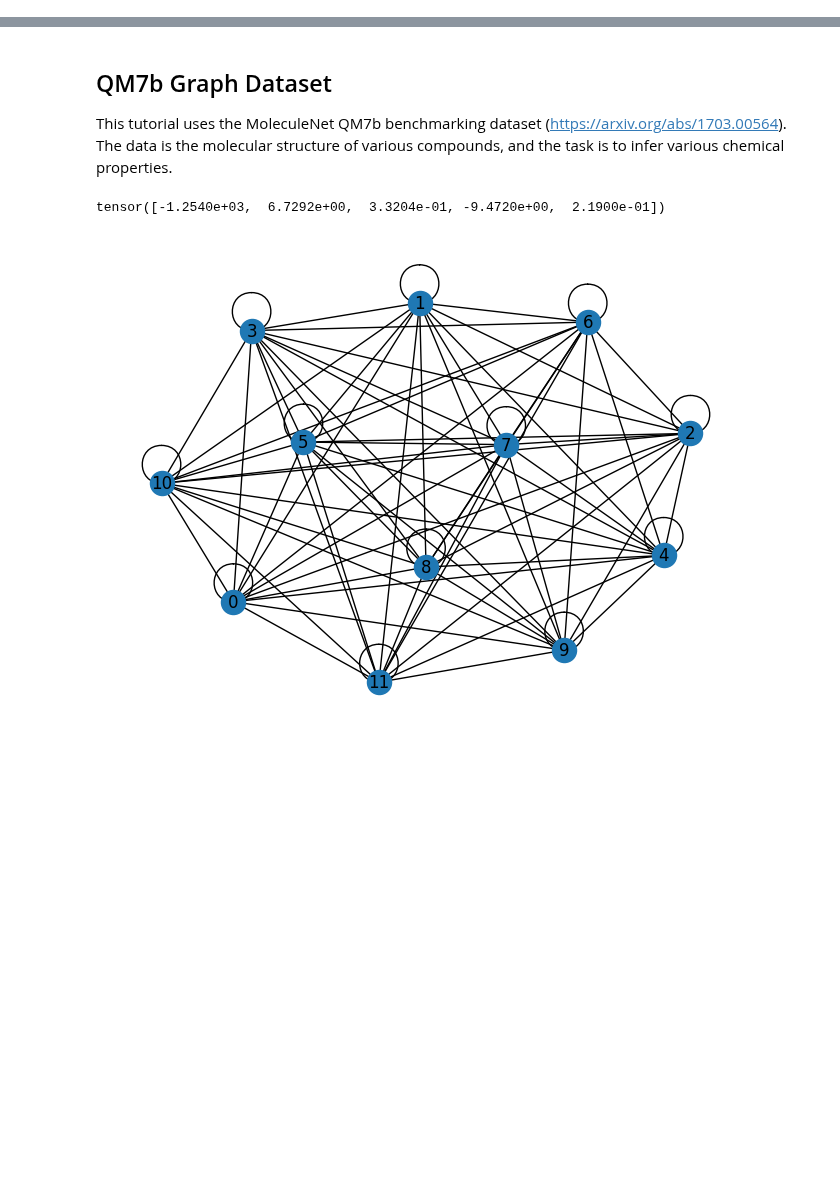
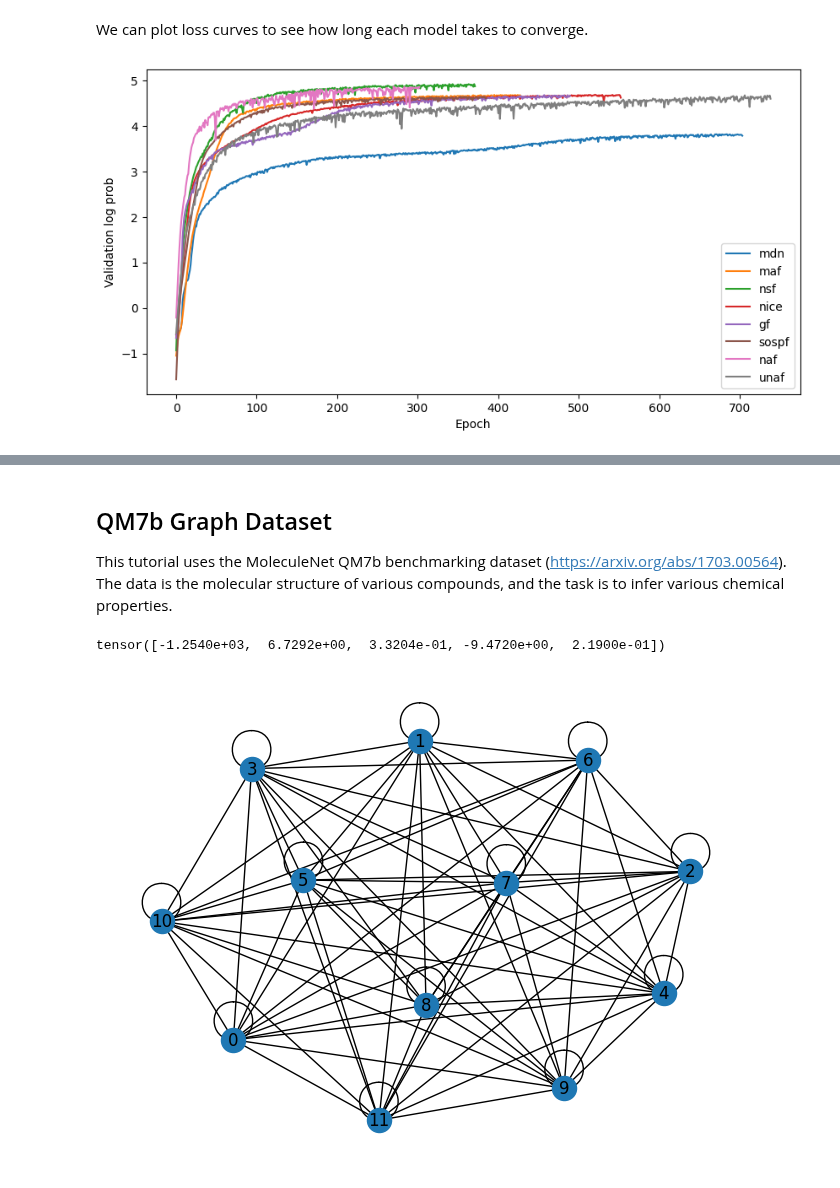
Before and after one commit to maho3/ltu-ili, a Jupyter notebook: notebooks/lampe.ipynb, the cells around one changed output, grey strips where cells are left out. Saved outputs shown, nothing was run; the diff lists cells and outputs as text; code cells hidden in the pictures; blank space fills up the shorter version.

```diff
--- a/notebooks/lampe.ipynb
+++ b/notebooks/lampe.ipynb
@@ -28,0 +59,35 @@ Device: cuda
+# %%
+# hyperparameters
+models = ['mdn', 'maf', 'nsf', 'nice', 'gf', 'sospf', 'naf', 'unaf']
+
+# setup static hyperparameters
+prior = ili.utils.Uniform(low=[0, 0, 0], high=[1, 1, 1], device=device)
+train_args = {
+    'training_batch_size': 32,
+    'learning_rate': 2e-4
+}
+
+# setup trainer
+def setup_trainer(modeltype):
+    nets = [
+        ili.utils.load_nde_lampe(model=modeltype, hidden_features=8)
+    ]
+    runner = InferenceRunner.load(
+        backend='lampe',
+        engine='NPE',
+        prior=prior,
+        nets=nets,
+        device=device,
+        train_args=train_args,
+    )
+    return runner
+
+runners = {model: setup_trainer(model) for model in models}
+# %%
+# train
+posteriors, summaries = {}, {}
+for m, runner in runners.items():
+    print('\nTraining', m)
+    p, s = runner(loader=train_loader)
+    posteriors[m] = p
+    summaries[m] = s
@@ -28,0 +124,11 @@ Device: cuda
+# %% [markdown]
+We can plot loss curves to see how long each model takes to converge.
+# %%
+# plot losses
+f, ax = plt.subplots(figsize=(10, 5))
+for m, s in summaries.items():
+    ax.plot(s[0]['validation_log_probs'], label=m)
+ax.set(xlabel='Epoch', ylabel='Validation log prob')
+ax.legend();
+# %% [output]
+[figure, added]
```
Also changed, not shown: parts of 16 cells of this notebook, 8 other files.
